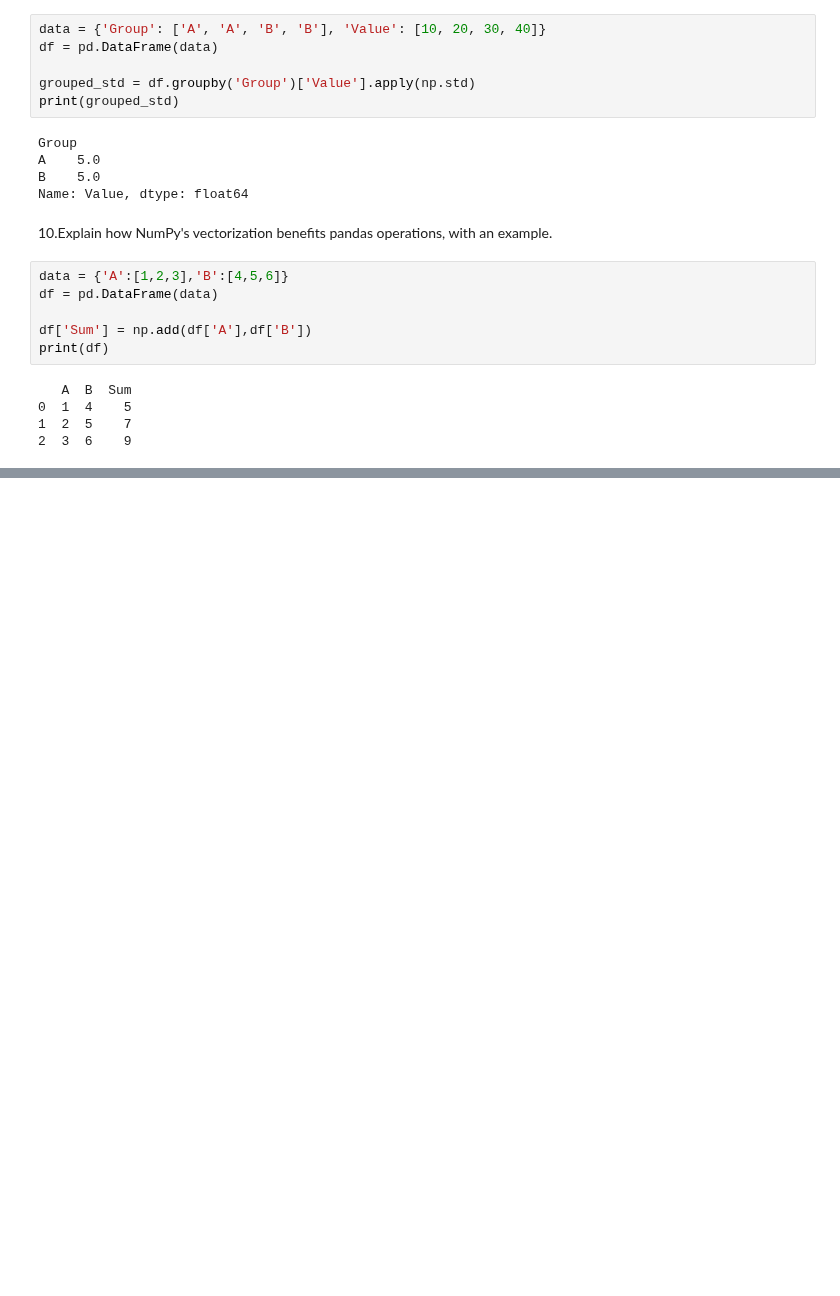
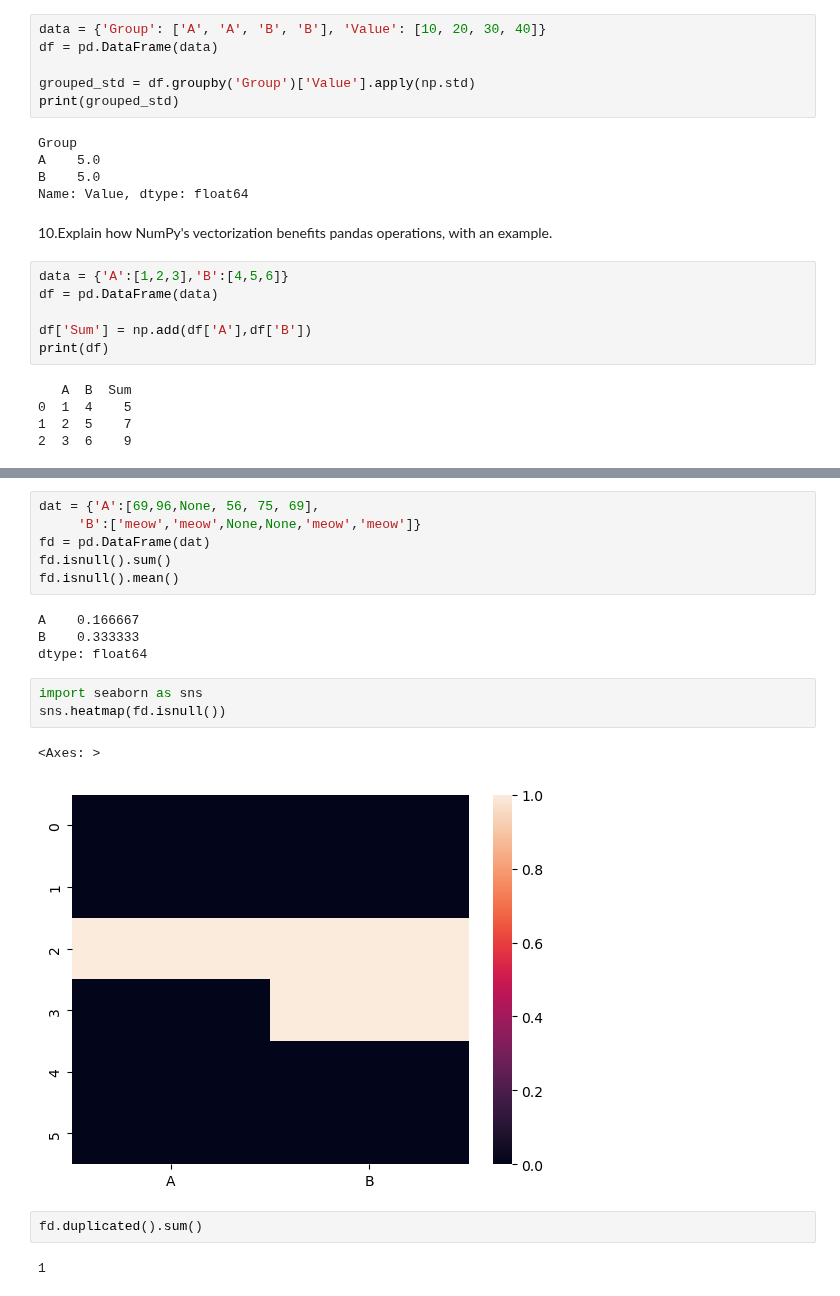
Before and after one commit to IamNotHim24/yaxam-lul, a Jupyter notebook: lalilalo/Yaxam.ipynb, the cells around one changed output, grey strips where cells are left out. Saved outputs shown, nothing was run; the diff lists cells and outputs as text; blank space fills up the shorter version.

```diff
--- a/lalilalo/Yaxam.ipynb
+++ b/lalilalo/Yaxam.ipynb
@@ -680,0 +748,20 @@ plt.show()
+# %%
+dat = {'A':[69,96,None, 56, 75, 69],
+     'B':['meow','meow',None,None,'meow','meow']}
+fd = pd.DataFrame(dat)
+fd.isnull().sum()
+fd.isnull().mean()
+# %% [output]
+A    0.166667
+B    0.333333
+dtype: float64
+# %%
+import seaborn as sns
+sns.heatmap(fd.isnull())
+# %% [output]
+<Axes: >
+[figure, added]
+# %%
+fd.duplicated().sum()
+# %% [output]
+1
```
Also changed, not shown: parts of 112 cells of this notebook, 1 other file.
